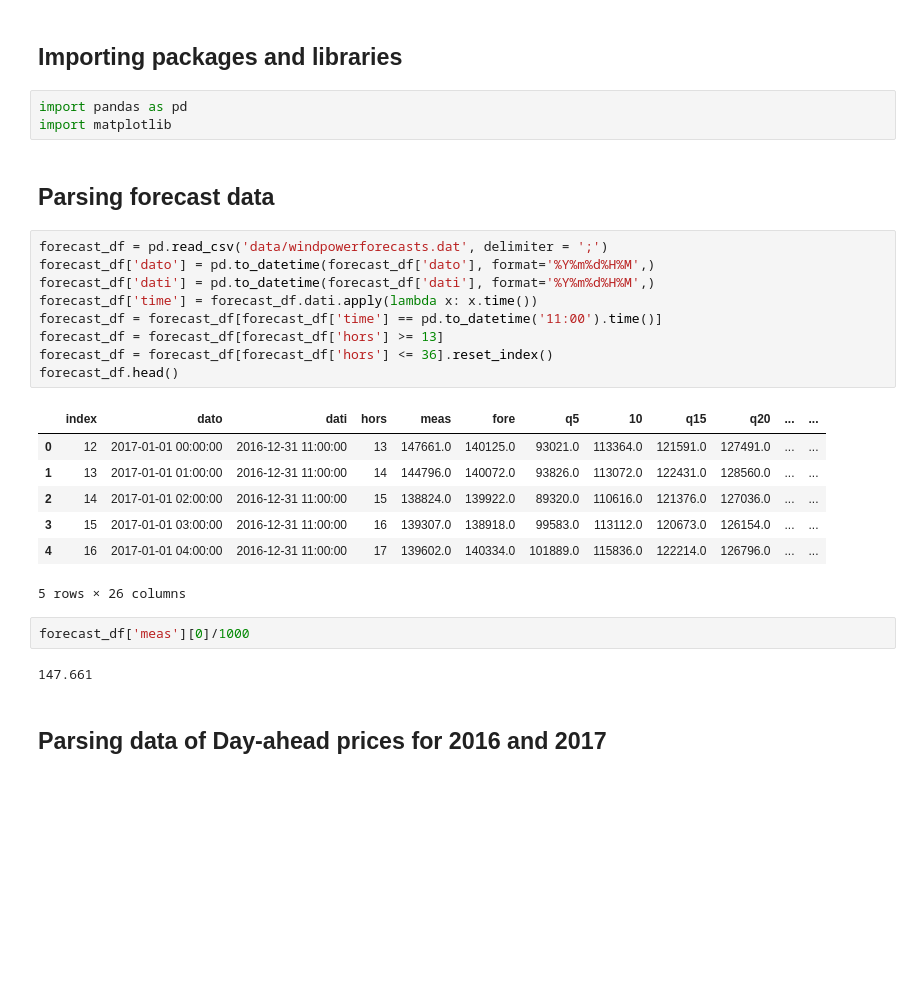
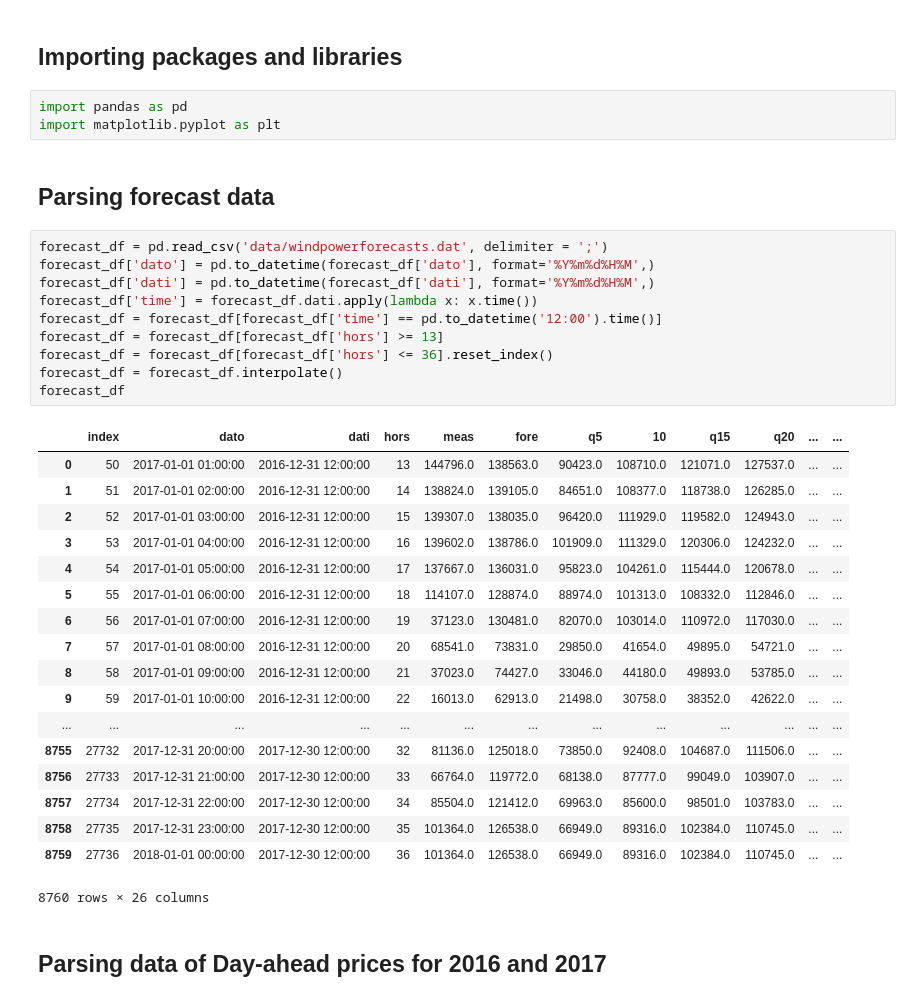
Before and after one commit to lucasblt/ren-elec-markets, a Jupyter notebook: assignment2/assignment2.ipynb, the cells around one changed output. Drawn from its saved outputs; the diff is of its cells as text; blank space fills up the shorter version.

```diff
--- a/assignment2/assignment2.ipynb
+++ b/assignment2/assignment2.ipynb
@@ -2,30 +2,38 @@
 ## Importing packages and libraries
 # %%
 import pandas as pd
-import matplotlib
+import matplotlib.pyplot as plt
 # %% [markdown]
 ## Parsing forecast data
 # %%
 forecast_df = pd.read_csv('data/windpowerforecasts.dat', delimiter = ';')
 forecast_df['dato'] = pd.to_datetime(forecast_df['dato'], format='%Y%m%d%H%M',)
 forecast_df['dati'] = pd.to_datetime(forecast_df['dati'], format='%Y%m%d%H%M',)
 forecast_df['time'] = forecast_df.dati.apply(lambda x: x.time())
-forecast_df = forecast_df[forecast_df['time'] == pd.to_datetime('11:00').time()]
+forecast_df = forecast_df[forecast_df['time'] == pd.to_datetime('12:00').time()]
 forecast_df = forecast_df[forecast_df['hors'] >= 13]
 forecast_df = forecast_df[forecast_df['hors'] <= 36].reset_index()
-forecast_df.head()
+forecast_df = forecast_df.interpolate()
+forecast_df
 # %% [output]
 |  | index | dato | dati | hors | meas | fore | q5 | 10 | q15 | q20 | ... | ... |
-| 0 | 12 | 2017-01-01 00:00:00 | 2016-12-31 11:00:00 | 13 | 147661.0 | 140125.0 | 93021.0 | 113364.0 | 121591.0 | 127491.0 | ... | ... |
-| 1 | 13 | 2017-01-01 01:00:00 | 2016-12-31 11:00:00 | 14 | 144796.0 | 140072.0 | 93826.0 | 113072.0 | 122431.0 | 128560.0 | ... | ... |
-| 2 | 14 | 2017-01-01 02:00:00 | 2016-12-31 11:00:00 | 15 | 138824.0 | 139922.0 | 89320.0 | 110616.0 | 121376.0 | 127036.0 | ... | ... |
-| 3 | 15 | 2017-01-01 03:00:00 | 2016-12-31 11:00:00 | 16 | 139307.0 | 138918.0 | 99583.0 | 113112.0 | 120673.0 | 126154.0 | ... | ... |
-| 4 | 16 | 2017-01-01 04:00:00 | 2016-12-31 11:00:00 | 17 | 139602.0 | 140334.0 | 101889.0 | 115836.0 | 122214.0 | 126796.0 | ... | ... |
+| 0 | 50 | 2017-01-01 01:00:00 | 2016-12-31 12:00:00 | 13 | 144796.0 | 138563.0 | 90423.0 | 108710.0 | 121071.0 | 127537.0 | ... | ... |
+| 1 | 51 | 2017-01-01 02:00:00 | 2016-12-31 12:00:00 | 14 | 138824.0 | 139105.0 | 84651.0 | 108377.0 | 118738.0 | 126285.0 | ... | ... |
+| 2 | 52 | 2017-01-01 03:00:00 | 2016-12-31 12:00:00 | 15 | 139307.0 | 138035.0 | 96420.0 | 111929.0 | 119582.0 | 124943.0 | ... | ... |
+| 3 | 53 | 2017-01-01 04:00:00 | 2016-12-31 12:00:00 | 16 | 139602.0 | 138786.0 | 101909.0 | 111329.0 | 120306.0 | 124232.0 | ... | ... |
+| 4 | 54 | 2017-01-01 05:00:00 | 2016-12-31 12:00:00 | 17 | 137667.0 | 136031.0 | 95823.0 | 104261.0 | 115444.0 | 120678.0 | ... | ... |
+| 5 | 55 | 2017-01-01 06:00:00 | 2016-12-31 12:00:00 | 18 | 114107.0 | 128874.0 | 88974.0 | 101313.0 | 108332.0 | 112846.0 | ... | ... |
+| 6 | 56 | 2017-01-01 07:00:00 | 2016-12-31 12:00:00 | 19 | 37123.0 | 130481.0 | 82070.0 | 103014.0 | 110972.0 | 117030.0 | ... | ... |
+| 7 | 57 | 2017-01-01 08:00:00 | 2016-12-31 12:00:00 | 20 | 68541.0 | 73831.0 | 29850.0 | 41654.0 | 49895.0 | 54721.0 | ... | ... |
+| 8 | 58 | 2017-01-01 09:00:00 | 2016-12-31 12:00:00 | 21 | 37023.0 | 74427.0 | 33046.0 | 44180.0 | 49893.0 | 53785.0 | ... | ... |
+| 9 | 59 | 2017-01-01 10:00:00 | 2016-12-31 12:00:00 | 22 | 16013.0 | 62913.0 | 21498.0 | 30758.0 | 38352.0 | 42622.0 | ... | ... |
+| ... | ... | ... | ... | ... | ... | ... | ... | ... | ... | ... | ... | ... |
+| 8755 | 27732 | 2017-12-31 20:00:00 | 2017-12-30 12:00:00 | 32 | 81136.0 | 125018.0 | 73850.0 | 92408.0 | 104687.0 | 111506.0 | ... | ... |
+| 8756 | 27733 | 2017-12-31 21:00:00 | 2017-12-30 12:00:00 | 33 | 66764.0 | 119772.0 | 68138.0 | 87777.0 | 99049.0 | 103907.0 | ... | ... |
+| 8757 | 27734 | 2017-12-31 22:00:00 | 2017-12-30 12:00:00 | 34 | 85504.0 | 121412.0 | 69963.0 | 85600.0 | 98501.0 | 103783.0 | ... | ... |
+| 8758 | 27735 | 2017-12-31 23:00:00 | 2017-12-30 12:00:00 | 35 | 101364.0 | 126538.0 | 66949.0 | 89316.0 | 102384.0 | 110745.0 | ... | ... |
+| 8759 | 27736 | 2018-01-01 00:00:00 | 2017-12-30 12:00:00 | 36 | 101364.0 | 126538.0 | 66949.0 | 89316.0 | 102384.0 | 110745.0 | ... | ... |
-5 rows × 26 columns
+8760 rows × 26 columns
-# %%
-forecast_df['meas'][0]/1000
-# %% [output]
-147.661
 # %% [markdown]
 ## Parsing data of Day-ahead prices for 2016 and 2017
 # %%
```
Also changed, not shown: parts of 17 cells of this notebook, 8 other files.
